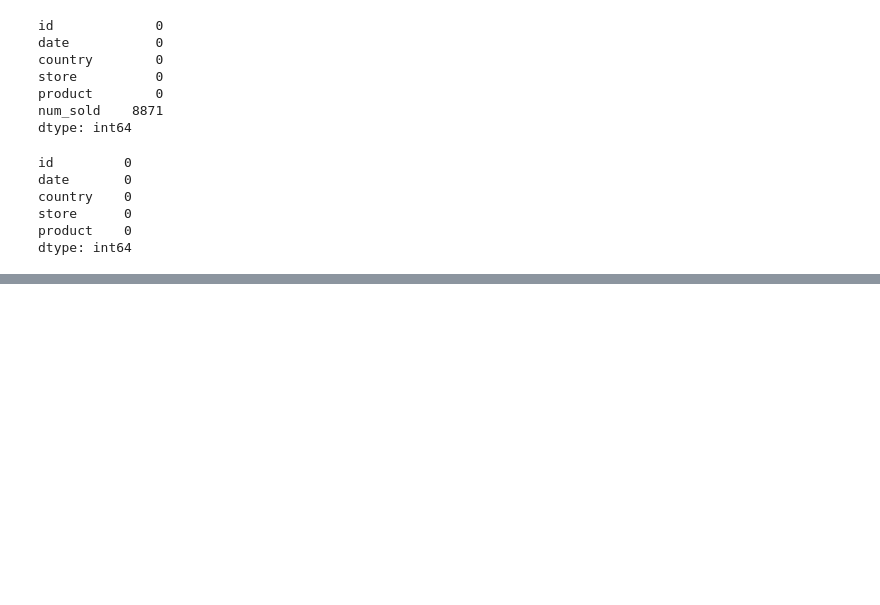
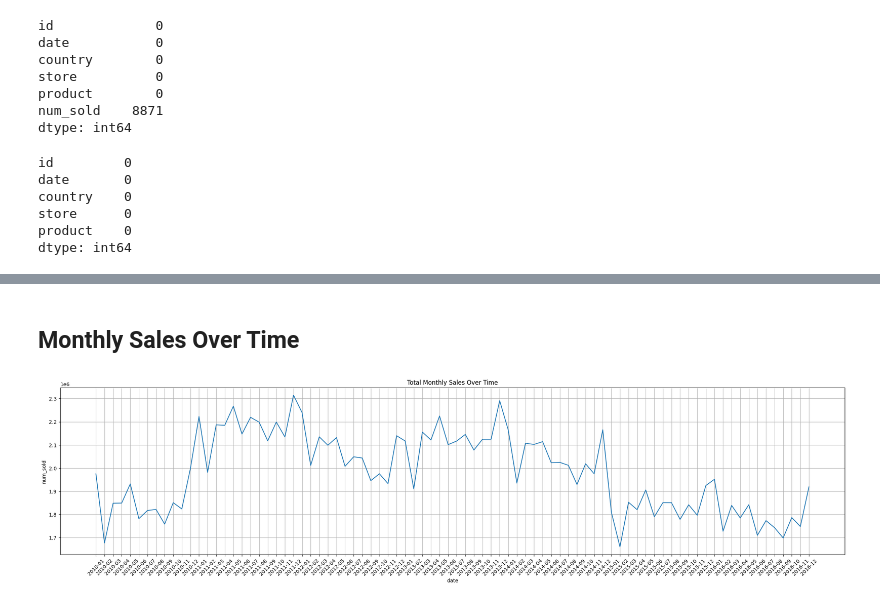
Before and after one commit to Koda98/sticker-sales-forecasting, a Jupyter notebook: notebook.ipynb, the cells around one changed output, grey strips where cells are left out. Saved outputs shown, nothing was run; the diff lists cells and outputs as text; code cells hidden in the pictures; blank space fills up the shorter version.

```diff
--- a/notebook.ipynb
+++ b/notebook.ipynb
@@ -41,0 +158,11 @@ dtype: int64
+# %% [markdown]
+## Monthly Sales Over Time
+# %%
+plt.figure(figsize=(28, 6))
+ax = sns.lineplot(data=df_train.groupby([df_train.date.dt.strftime('%Y-%m')])['num_sold'].sum())
+plt.grid()
+ax.set_title('Total Monthly Sales Over Time')
+plt.xticks(rotation = 45);
+plt.show()
+# %% [output]
+[figure, added]
```
Also changed, not shown: parts of 21 cells of this notebook.
